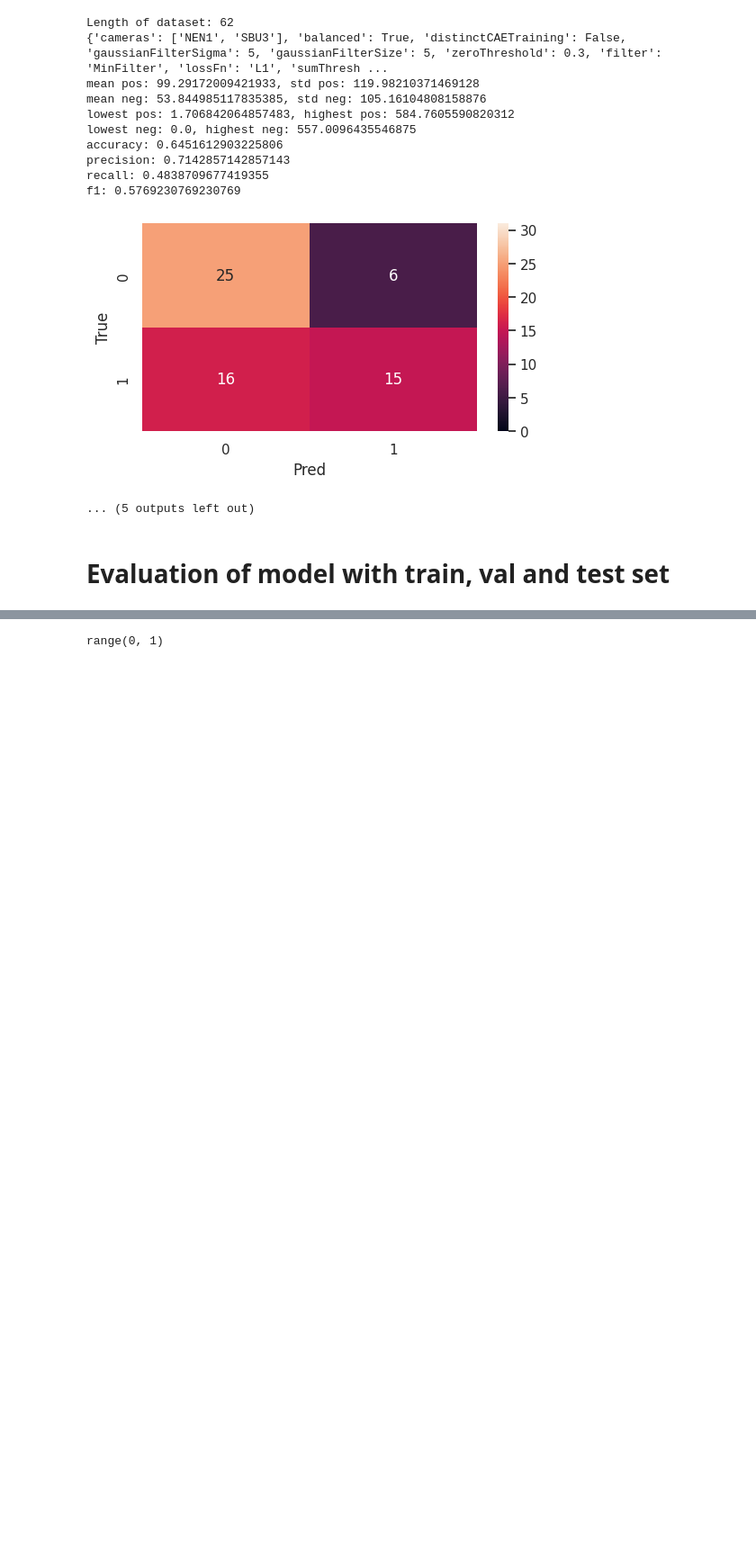
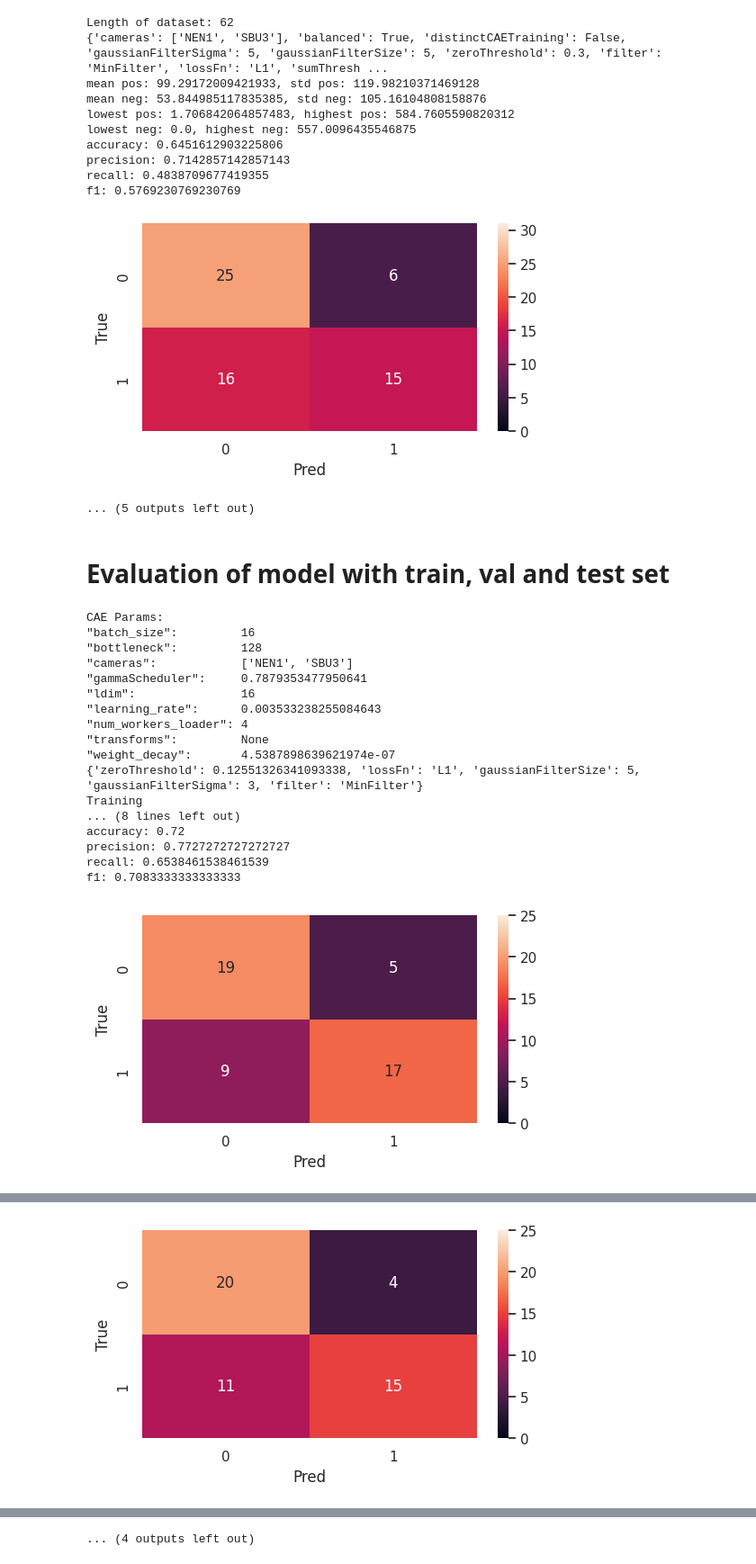
Before and after one commit to klusertim/heronWorkspace, a Jupyter notebook: classifier/basicClassifier.ipynb, the cells around one changed output, grey strips where cells are left out. Shown at 90% size. Saved outputs shown, nothing was run; the diff lists cells and outputs as text; code cells hidden in the pictures; blank space fills up the shorter version.

```diff
--- a/classifier/basicClassifier.ipynb
+++ b/classifier/basicClassifier.ipynb
@@ -782,11 +895,9 @@ def classify(params: dict, caeModel, loaderParams, mode = "fit"):
     mode: fit or predict - if fit, no sumThreshold needed
     """
     dataset = DatasetThreeConsecutive(resize_to=caeModel.imsize, **loaderParams)
-    print(f'Length of dataset: {len(dataset)}')
-    print(params)
     dataLoader = DataLoader(dataset, batch_size=8, shuffle=False, num_workers=2)
 
-    blur = GaussianBlur(kernel_size=5, sigma=3) #TODO: make this a parameter
+    blur = GaussianBlur(kernel_size=params["gaussianFilterSize"], sigma=params["gaussianFilterSigma"]) #TODO: make this a parameter
     lossFn = F.mse_loss if params["lossFn"] == "MSE" else F.l1_loss
     vals = []
 
@@ -821,7 +932,7 @@ def classify(params: dict, caeModel, loaderParams, mode = "fit"):
 
         if mode == "fit":
 
-            for i in range(len(predictions)):
+            for i in range(len(sumPrevNextCurrImdMin)):
                 vals.append([lblArr[i].item(), sumPrevNextCurrImdMin[i].item()])
         else:
             predictions = (sumPrevNextCurrImdMin> params["sumThreshold"]).to(torch.int)
@@ -837,24 +948,17 @@ def plotEvalMetrics(vals: np.array):
     fig= plt.figure(figsize = (6,3))
     ax = fig.add_subplot(111)
     sns.heatmap(confMat, annot=True)
+    plt.gca().collections[0].set_clim(0, len(vals)/2)
     ax.set_xlabel('Pred', fontsize=12)
     ax.set_ylabel('True', fontsize=12)
     onlyPos = vals[vals[:, 0] == 1]
     onlyNeg = vals[vals[:, 0] == 0]
     print(f'mean pos: {np.mean(onlyPos[:, 2])}, std pos: {np.std(onlyPos[:, 2])}')
     print(f'mean neg: {np.mean(onlyNeg[:, 2])}, std neg: {np.std(onlyNeg[:, 2])}')
+    print(f'median pos: {np.median(onlyPos[:, 2])}, median neg: {np.median(onlyNeg[:, 2])}')
     print(f'lowest pos: {np.min(onlyPos[:, 2])}, highest pos: {np.max(onlyPos[:, 2])}')
     print(f'lowest neg: {np.min(onlyNeg[:, 2])}, highest neg: {np.max(onlyNeg[:, 2])}')
 
-    posVals["mean"].append(np.mean(onlyPos[:, 2]))
-    posVals["std"].append(np.std(onlyPos[:, 2]))
-    posVals["min"].append(np.min(onlyPos[:, 2]))
-    posVals["max"].append(np.max(onlyPos[:, 2]))
-
-    negVals["mean"].append(np.mean(onlyNeg[:, 2]))
-    negVals["std"].append(np.std(onlyNeg[:, 2]))
-    negVals["min"].append(np.min(onlyNeg[:, 2]))
-    negVals["max"].append(np.max(onlyNeg[:, 2]))
 
     print(f'accuracy: {accuracy_score(vals[:, 0], vals[:,1])}')
     print(f'precision: {precision_score(vals[:, 0], vals[:,1])}')
@@ -864,4 +975,6 @@ def plotEvalMetrics(vals: np.array):
 # %%
+unnorm = UnNormalize(mean=(0.5, 0.5, 0.5), std=(0.5, 0.5, 0.5))
+
 loaderParams = dict(
     lblValidationMode = "Manual",
     balanced = True,
@@ -870,21 +983,20 @@ loaderParams = dict(
     colorMode = "RGB",
     random_state = 1,
     set = "all",
-    cameras = ["NEN1", "SBU3"],
-    balanced = True,
-    distinctCAETraining = False
+    cameras = ["NEN1", "SBU3", "SBU4"], #must be fixed over training
 )
+np.random.seed(loaderParams["random_state"])
 
 distributions = dict(
-    gaussianFilterSize = [5],
-    gaussianFilterSigma = [3, 5],
+    gaussianFilterSize = [3, 5],
+    gaussianFilterSigma = [1, 3, 5],
     filter = ["MinFilter"], #["MinFilter", "GaussianFilter"]
-    zeroThreshold = np.random.uniform(low=0.15, high=0.4, size=30), # uniform dist on loc, loc+scale -> uniform(loc, scale) #threshold for zeroing out the image
+    zeroThreshold = np.random.uniform(low=0.1, high=0.4, size=30), # uniform dist on loc, loc+scale -> uniform(loc, scale) #threshold for zeroing out the image
     # sumThreshold = np.random.uniform(low=20, high=50, size=30),
     lossFn = ["L1"]#["MSE", "L1"],
 )
 
-sampler = ParameterSampler(distributions, n_iter=3, random_state=loaderParams["random_state"])
+sampler = ParameterSampler(distributions, n_iter=7, random_state=loaderParams["random_state"])
 
 includeCameraProps = False
 model = CAEV1
@@ -892,39 +1004,62 @@ model = CAEV1
 checkPoint = '/data/tim/heronWorkspace/logs/CAEV1/version_3/checkpoints/epoch=49-step=19350.ckpt'
 caeLoaded = CAEHeron.load_from_checkpoint(checkPoint, model = model)
 caeLoaded.freeze()
-print(caeLoaded.hparams)
+print(f'CAE Params:\n{caeLoaded.hparams}')
 
 columns = ["trueLbl", "predictedLbl", "ImagePath", "includeCameraProps", "CAECheckPoint", "isCAETrainingCamera"] + list(loaderParams.keys()) + list(distributions.keys())
 
 currBestParams = {}
 currBestAcc = 0
 
 for params in sampler:
     print(params)
 
     #Train
     print("Training")
+    loaderParams["set"] = "train"
     trainVals = classify(params=params, caeModel=caeLoaded, loaderParams=loaderParams, mode="fit")
     onlyPos = trainVals[trainVals[:, 0] == 1]
     onlyNeg = trainVals[trainVals[:, 0] == 0]
-    print(f'mean pos: {np.mean(onlyPos[:, 1])}, std pos: {np.std(onlyPos[:, 1])}')
-    print(f'mean neg: {np.mean(onlyNeg[:, 1])}, std neg: {np.std(onlyNeg[:, 1])}')
+    print(f'mean pos: {np.mean(onlyPos[:, 1])}, std pos: {np.std(onlyPos[:, 1])}, median pos: {np.median(onlyPos[:, 1])}')
+    print(f'mean neg: {np.mean(onlyNeg[:, 1])}, std neg: {np.std(onlyNeg[:, 1])}, median neg: {np.median(onlyNeg[:, 1])}')
 
-    newSumThreshold = (np.mean(onlyPos[:, 1]) + np.mean(onlyNeg[:, 1])) / 2
+    newSumThreshold = (np.median(onlyPos[:, 1]) + np.median(onlyNeg[:, 1])) / 2
 
     params["sumThreshold"] = newSumThreshold
 
     #Validation
     print("Validation")
+    loaderParams["set"] = "val"
     valVals = classify(params=params, caeModel=caeLoaded, loaderParams=loaderParams, mode="predict")
+    plotEvalMetrics(valVals)
     acc = accuracy_score(valVals[:, 0], valVals[:,1])
 
     if acc > currBestAcc:
         currBestParams = params
         currBestAcc = acc
-    print(f'Accuracy: {acc}')
+    # print(f'Accuracy: {acc}')
 
 #Test
 print("Test best model")
-vals = classify(params=params, caeModel=caeLoaded, loaderParams=loaderParams, mode="predict")
+loaderParams["set"] = "test"
+vals = classify(params=currBestParams, caeModel=caeLoaded, loaderParams=loaderParams, mode="predict")
 plotEvalMetrics(vals)
+# %% [output]
+CAE Params:
+"batch_size":         16
+"bottleneck":         128
+"cameras":            ['NEN1', 'SBU3']
+"gammaScheduler":     0.7879353477950641
+"ldim":               16
+"learning_rate":      0.003533238255084643
+"num_workers_loader": 4
+"transforms":         None
+"weight_decay":       4.5387898639621974e-07
+{'zeroThreshold': 0.12551326341093338, 'lossFn': 'L1', 'gaussianFilterSize': 5, 'gaussianFilterSigma': 3, 'filter': 'MinFilter'}
+Training
+... (8 lines left out)
+accuracy: 0.72
+precision: 0.7727272727272727
+recall: 0.6538461538461539
+f1: 0.7083333333333333
+[figure, added]
@@ -930,0 +1080 @@ plotEvalMetrics(vals)
+[figure, added]
@@ -931,4 +1141 @@ plotEvalMetrics(vals)
+... (4 outputs left out)
-# %%
-range(len(posVals["mean"]))
-# %% [output]
-range(0, 1)
```
Also changed, not shown: parts of 6 cells of this notebook, 4 other files.
